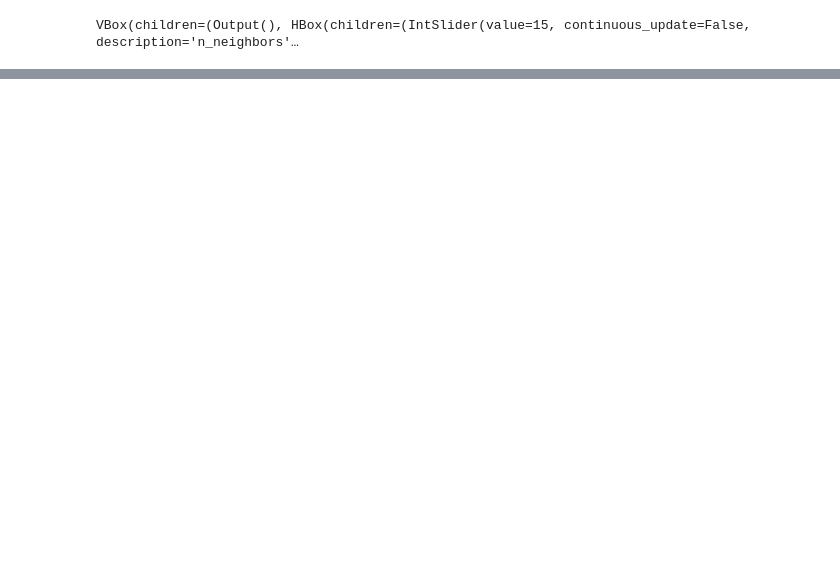
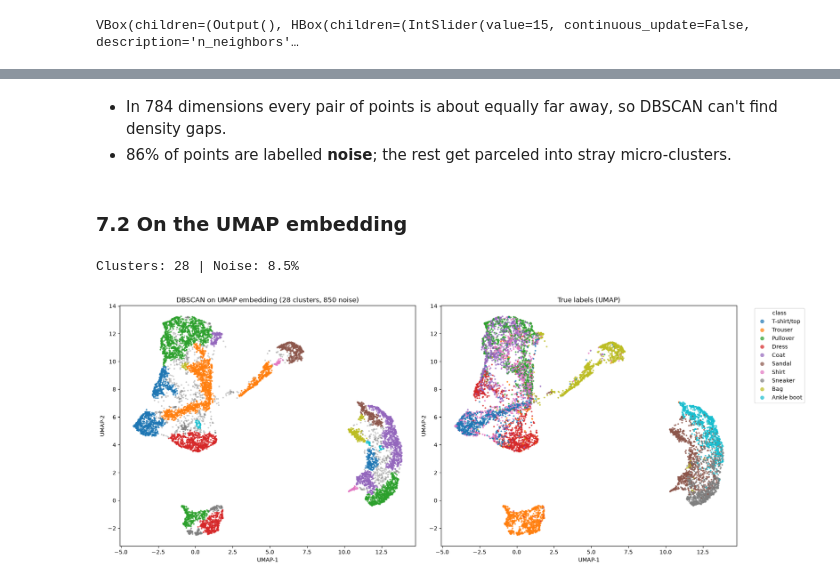
Before and after one commit to WillardDev/Fashion_MNIST_Dataset, a Jupyter notebook: Fashion_MNIST.ipynb, the cells around one changed output, grey strips where cells are left out. Drawn from its saved outputs; the diff is of its cells as text; code cells hidden in the pictures; blank space fills up the shorter version.

```diff
--- a/Fashion_MNIST.ipynb
+++ b/Fashion_MNIST.ipynb
@@ -265,0 +291,47 @@ more challenging than MNIST due to visual similarity between clothing categories
+# %% [markdown]
+- In 784 dimensions every pair of points is about equally far away, so DBSCAN can't find density gaps.
+- 86% of points are labelled **noise**; the rest get parceled into stray micro-clusters.
+# %% [markdown]
+### 7.2 On the UMAP embedding
+# %%
+dbscan_embed = DBSCAN(eps=0.2, min_samples=20, n_jobs=-1)
+labels_embed = dbscan_embed.fit_predict(embedding_fashion)
+
+n_clusters = len(set(labels_embed)) - (1 if -1 in labels_embed else 0)
+n_noise = list(labels_embed).count(-1)
+ari_embed = adjusted_rand_score(y_fashion, labels_embed)
+nmi_embed = normalized_mutual_info_score(y_fashion, labels_embed)
+
+print(f"Clusters: {n_clusters} | Noise: {100 * n_noise / len(labels_embed):.1f}%")
+# %% [output]
+Clusters: 28 | Noise: 8.5%
+# %%
+fig, axes = plt.subplots(1, 2, figsize=(18, 7))
+
+noise_mask = labels_embed == -1
+axes[0].scatter(
+    embedding_fashion[~noise_mask, 0], embedding_fashion[~noise_mask, 1],
+    c=labels_embed[~noise_mask], cmap="tab10", s=4, alpha=0.7
+)
+axes[0].scatter(
+    embedding_fashion[noise_mask, 0], embedding_fashion[noise_mask, 1],
+    c="gray", s=4, alpha=0.3, label="noise"
+)
+axes[0].set_title(f"DBSCAN on UMAP embedding ({n_clusters} clusters, {n_noise} noise)")
+axes[0].set_xlabel("UMAP-1")
+axes[0].set_ylabel("UMAP-2")
+
+scatter = axes[1].scatter(
+    embedding_fashion[:, 0], embedding_fashion[:, 1],
+    c=y_fashion, cmap="tab10", s=4, alpha=0.7
+)
+handles, _ = scatter.legend_elements()
+axes[1].legend(handles, class_names, title="class", bbox_to_anchor=(1.05, 1), loc="upper left")
+axes[1].set_title("True labels (UMAP)")
+axes[1].set_xlabel("UMAP-1")
+axes[1].set_ylabel("UMAP-2")
+
+plt.tight_layout()
+plt.show()
+# %% [output]
+[figure, added]
```
Also changed, not shown: parts of 34 cells of this notebook.
